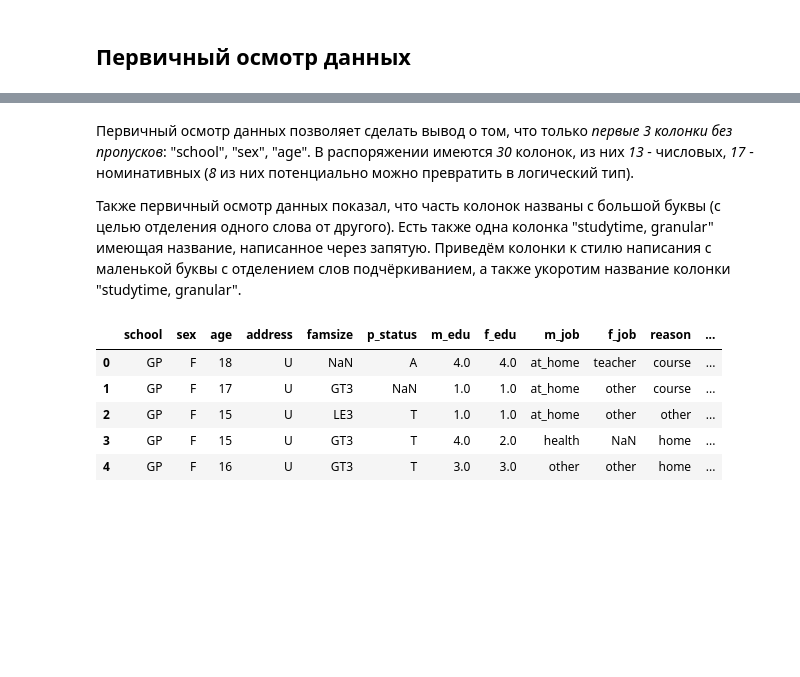
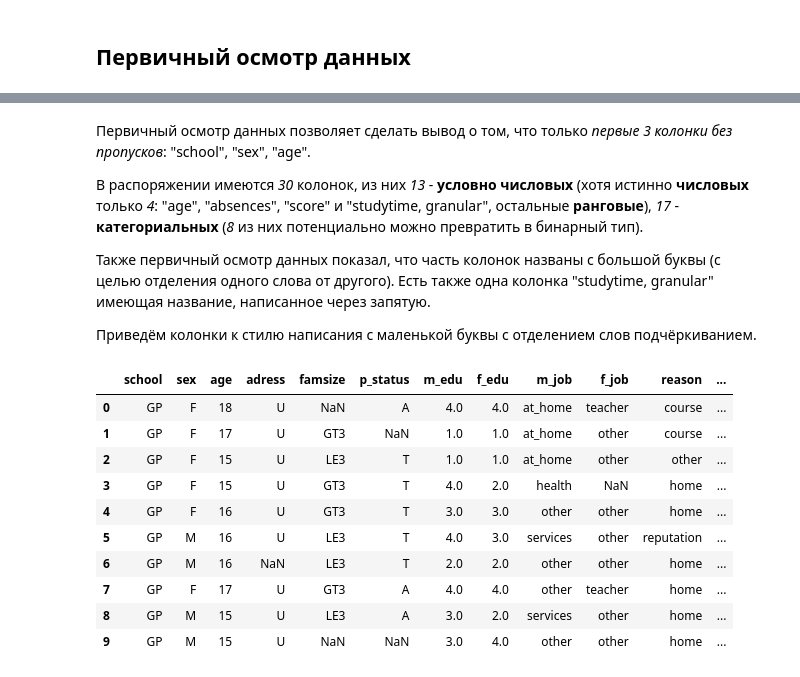
Before and after one commit to SeaVulf/skillfactory_rds, a Jupyter notebook: project_2_EDA/Project_2_EDA_stud_math.ipynb, the cells around one changed output, grey strips where cells are left out. Cells and saved outputs as stored; diff of their text form; code cells hidden in the pictures; blank space fills up the shorter version.

Commit message:
First four columns were analysed

```diff
--- a/project_2_EDA/Project_2_EDA_stud_math.ipynb
+++ b/project_2_EDA/Project_2_EDA_stud_math.ipynb
@@ -68,23 +68,32 @@ Data columns (total 30 columns):
 dtypes: float64(12), int64(1), object(17)
 memory usage: 92.7+ KB
 # %% [markdown]
-Первичный осмотр данных позволяет сделать вывод о том, что только *первые 3 колонки без пропусков*: "school", "sex", "age". В распоряжении имеются *30* колонок, из них *13* - числовых, *17* - номинативных (*8* из них потенциально можно превратить в логический тип).
+Первичный осмотр данных позволяет сделать вывод о том, что только *первые 3 колонки без пропусков*: "school", "sex", "age".
 
-Также первичный осмотр данных показал, что часть колонок названы с большой буквы (с целью отделения одного слова от другого). Есть также одна колонка "studytime, granular" имеющая название, написанное через запятую. Приведём колонки к стилю написания с маленькой буквы с отделением слов подчёркиванием, а также укоротим название колонки "studytime, granular".
+В распоряжении имеются *30* колонок, из них *13* - **условно числовых** (хотя истинно **числовых** только *4*: "age", "absences", "score" и "studytime, granular", остальные **ранговые**), *17* - **категориальных** (*8* из них потенциально можно превратить в бинарный тип).
+
+Также первичный осмотр данных показал, что часть колонок названы с большой буквы (с целью отделения одного слова от другого). Есть также одна колонка "studytime, granular" имеющая название, написанное через запятую.
+
+Приведём колонки к стилю написания с маленькой буквы с отделением слов подчёркиванием.
 # %%
-stud.columns = ['school', 'sex', 'age', 'address', 'famsize', 'p_status', 'm_edu', 'f_edu',
+stud.columns = ['school', 'sex', 'age', 'adress', 'famsize', 'p_status', 'm_edu', 'f_edu',
                 'm_job', 'f_job', 'reason', 'guardian', 'traveltime', 'studytime',
                 'failures', 'schoolsup', 'famsup', 'paid', 'activities', 'nursery',
-                'studytime', 'higher', 'internet', 'romantic', 'famrel',
+                'studytime_granular', 'higher', 'internet', 'romantic', 'famrel',
                 'freetime', 'goout', 'health', 'absences', 'score']
-display(stud.head(5))
+display(stud.head(10))
 # %% [output]
-|  | school | sex | age | address | famsize | p_status | m_edu | f_edu | m_job | f_job | reason | ... |
+|  | school | sex | age | adress | famsize | p_status | m_edu | f_edu | m_job | f_job | reason | ... |
 | 0 | GP | F | 18 | U | NaN | A | 4.0 | 4.0 | at_home | teacher | course | ... |
 | 1 | GP | F | 17 | U | GT3 | NaN | 1.0 | 1.0 | at_home | other | course | ... |
 | 2 | GP | F | 15 | U | LE3 | T | 1.0 | 1.0 | at_home | other | other | ... |
 | 3 | GP | F | 15 | U | GT3 | T | 4.0 | 2.0 | health | NaN | home | ... |
 | 4 | GP | F | 16 | U | GT3 | T | 3.0 | 3.0 | other | other | home | ... |
+| 5 | GP | M | 16 | U | LE3 | T | 4.0 | 3.0 | services | other | reputation | ... |
+| 6 | GP | M | 16 | NaN | LE3 | T | 2.0 | 2.0 | other | other | home | ... |
+| 7 | GP | F | 17 | U | GT3 | A | 4.0 | 4.0 | other | teacher | home | ... |
+| 8 | GP | M | 15 | U | LE3 | A | 3.0 | 2.0 | services | other | home | ... |
+| 9 | GP | M | 15 | U | NaN | NaN | 3.0 | 4.0 | other | other | home | ... |
 # %% [markdown]
 ### Описание колонок:
 1 **school** — аббревиатура школы, в которой учится ученик;
```
Also changed, not shown: parts of 28 cells of this notebook, 1 other file.
